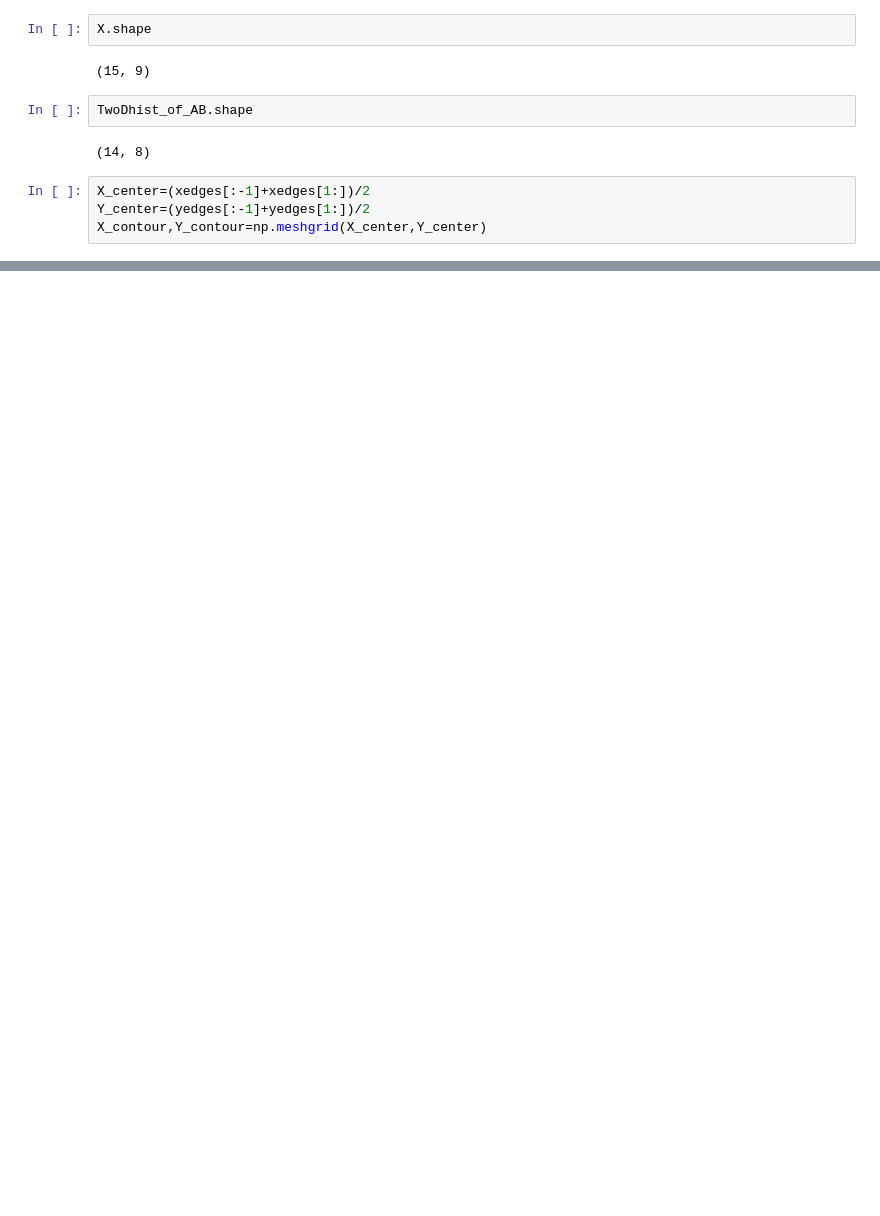
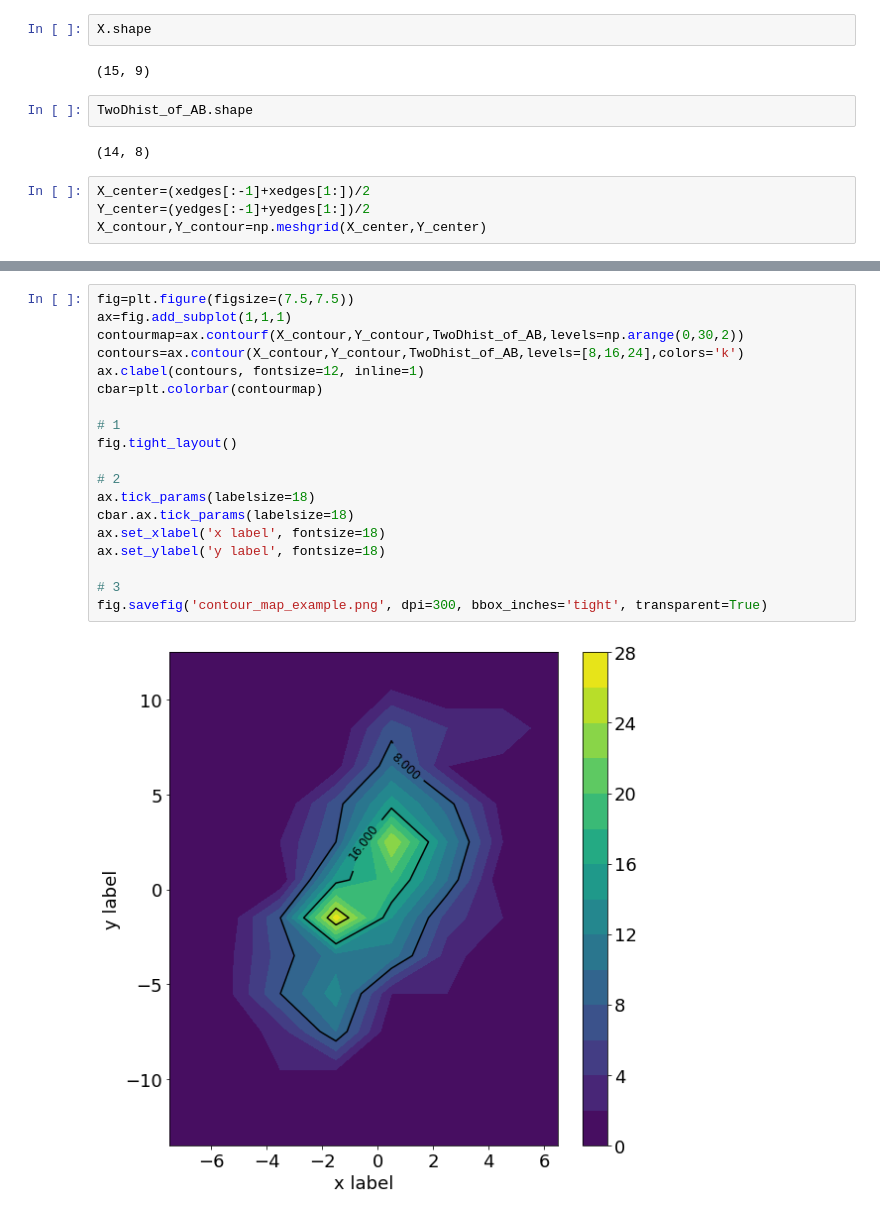
Before and after one commit to bairdlangenbrunner/ESS-Python-Tutorial, a Jupyter notebook: materials/week4/3-More_xyplotting.ipynb, the cells around one changed output, grey strips where cells are left out. Drawn from its saved outputs; the diff is of its cells as text; blank space fills up the shorter version.

```diff
--- a/materials/week4/3-More_xyplotting.ipynb
+++ b/materials/week4/3-More_xyplotting.ipynb
@@ -126,0 +171,21 @@ plt.colorbar(contourmap)
+# %%
+fig=plt.figure(figsize=(7.5,7.5))
+ax=fig.add_subplot(1,1,1)
+contourmap=ax.contourf(X_contour,Y_contour,TwoDhist_of_AB,levels=np.arange(0,30,2))
+contours=ax.contour(X_contour,Y_contour,TwoDhist_of_AB,levels=[8,16,24],colors='k')
+ax.clabel(contours, fontsize=12, inline=1)
+cbar=plt.colorbar(contourmap)
+
+# 1
+fig.tight_layout()
+
+# 2
+ax.tick_params(labelsize=18)
+cbar.ax.tick_params(labelsize=18)
+ax.set_xlabel('x label', fontsize=18)
+ax.set_ylabel('y label', fontsize=18)
+
+# 3
+fig.savefig('contour_map_example.png', dpi=300, bbox_inches='tight', transparent=True)
+# %% [output]
+[figure, added]
```
Also changed, not shown: parts of 14 cells of this notebook, 4 other files.
